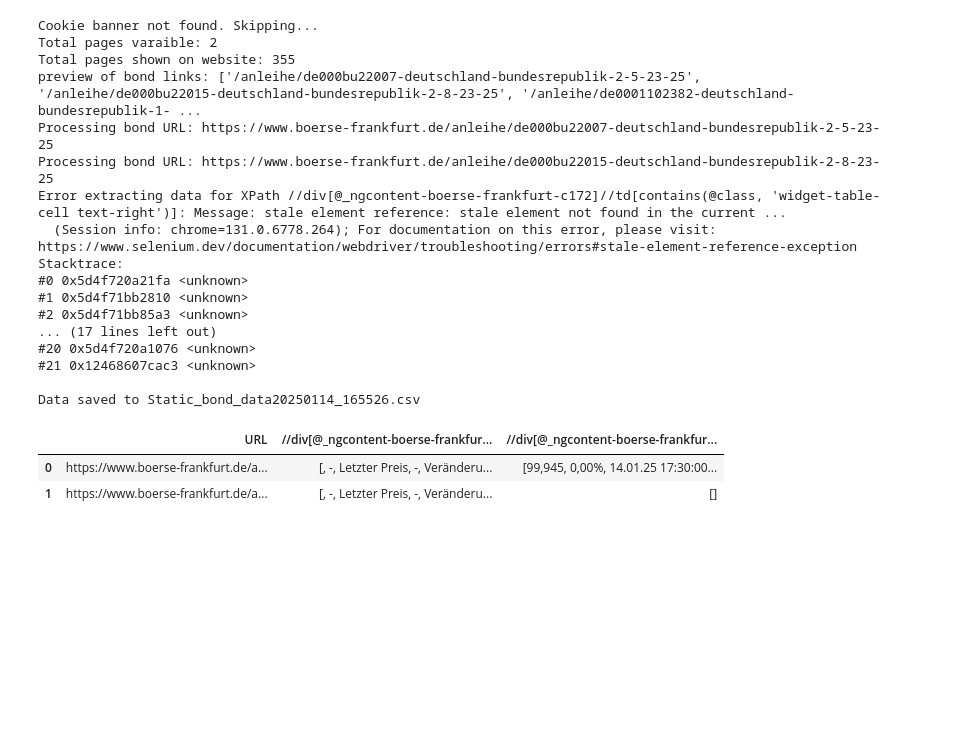
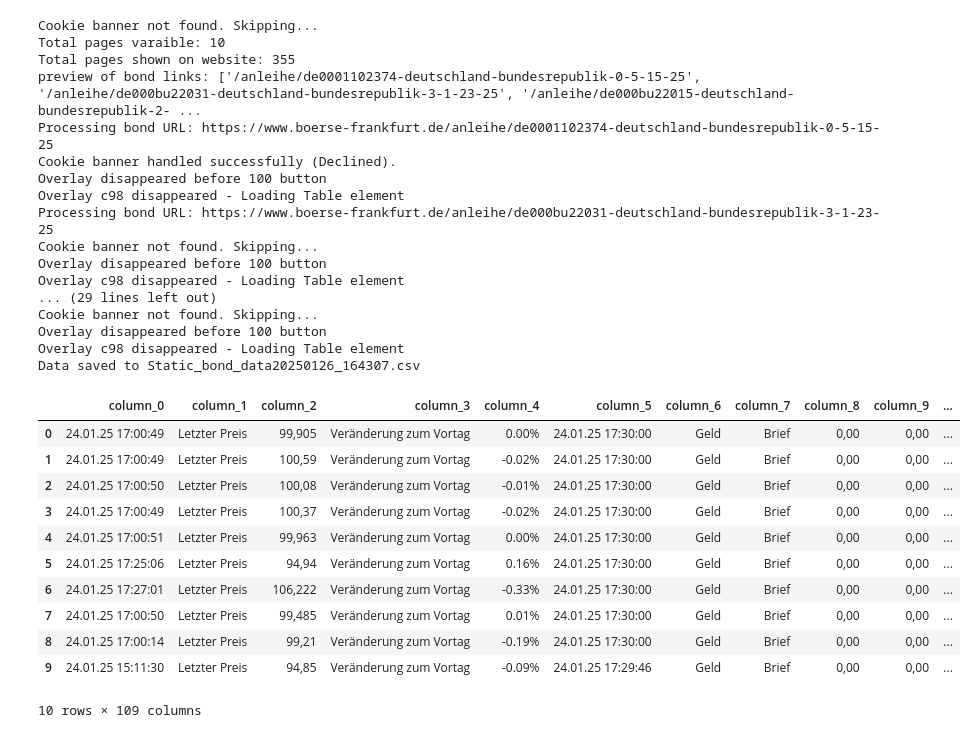
Before and after one commit to Fijiman001/EGR-Empirical-Project, a Jupyter notebook: code/Static_data.ipynb, the cells around one changed output. Cells and saved outputs as stored; diff of their text form; code cells hidden in the pictures; blank space fills up the shorter version.

Commit message:
Uploaded sampel static data

```diff
--- a/code/Static_data.ipynb
+++ b/code/Static_data.ipynb
@@ -118,7 +195,7 @@ try:
         By.XPATH,
         "//button[contains(@class, 'page-bar-type-button page-bar-type-button-width-auto btn btn-lg ng-star-inserted') and not(@disabled)]",
     )
-    page_limit = 2 # Limit to 1000 bonds for now
+    page_limit = 10 # Limit to 1000 bonds for now
     total_pages = min(
         int(page_buttons[-1].text.strip()), page_limit or float("inf")
     )
@@ -152,7 +229,7 @@ try:
     base_url = "https://www.boerse-frankfurt.de"
 
     # Iterate through each bond link
-    for link in all_bond_links[:2]:  # all_bonds_links should already be collected earlier
+    for link in all_bond_links[:1000]:  # all_bonds_links should already be collected earlier
         full_url = base_url + link
         print(f"Processing bond URL: {full_url}")
         bond_data = extract_bond_data(driver, full_url)
@@ -171,31 +248,41 @@ finally:
     # Close the WebDriver
     # save data
     df = pd.DataFrame(static_bonds_data)
+    processed_df = process_bond_dataframe(df)
     csv_file = f"Static_bond_data{timestamp}.csv"
-    df.to_csv(csv_file, index=False)
+    processed_df.to_csv(csv_file, index=False)
     print(f"Data saved to {csv_file}")
     driver.quit()
 # %% [output]
 Cookie banner not found. Skipping...
-Total pages varaible: 2
+Total pages varaible: 10
 Total pages shown on website: 355
-preview of bond links: ['/anleihe/de000bu22007-deutschland-bundesrepublik-2-5-23-25', '/anleihe/de000bu22015-deutschland-bundesrepublik-2-8-23-25', '/anleihe/de0001102382-deutschland-bundesrepublik-1- ...
-Processing bond URL: https://www.boerse-frankfurt.de/anleihe/de000bu22007-deutschland-bundesrepublik-2-5-23-25
-Processing bond URL: https://www.boerse-frankfurt.de/anleihe/de000bu22015-deutschland-bundesrepublik-2-8-23-25
-Error extracting data for XPath //div[@_ngcontent-boerse-frankfurt-c172]//td[contains(@class, 'widget-table-cell text-right')]: Message: stale element reference: stale element not found in the current ...
-  (Session info: chrome=131.0.6778.264); For documentation on this error, please visit: https://www.selenium.dev/documentation/webdriver/troubleshooting/errors#stale-element-reference-exception
-Stacktrace:
-#0 0x5d4f720a21fa <unknown>
-#1 0x5d4f71bb2810 <unknown>
-#2 0x5d4f71bb85a3 <unknown>
-... (17 lines left out)
-#20 0x5d4f720a1076 <unknown>
-#21 0x12468607cac3 <unknown>
-
-Data saved to Static_bond_data20250114_165526.csv
+preview of bond links: ['/anleihe/de0001102374-deutschland-bundesrepublik-0-5-15-25', '/anleihe/de000bu22031-deutschland-bundesrepublik-3-1-23-25', '/anleihe/de000bu22015-deutschland-bundesrepublik-2- ...
+Processing bond URL: https://www.boerse-frankfurt.de/anleihe/de0001102374-deutschland-bundesrepublik-0-5-15-25
+Cookie banner handled successfully (Declined).
+Overlay disappeared before 100 button
+Overlay c98 disappeared - Loading Table element
+Processing bond URL: https://www.boerse-frankfurt.de/anleihe/de000bu22031-deutschland-bundesrepublik-3-1-23-25
+Cookie banner not found. Skipping...
+Overlay disappeared before 100 button
+Overlay c98 disappeared - Loading Table element
+... (29 lines left out)
+Cookie banner not found. Skipping...
+Overlay disappeared before 100 button
+Overlay c98 disappeared - Loading Table element
+Data saved to Static_bond_data20250126_164307.csv
-# %%
-df
-# %% [output]
-|  | URL | //div[@_ngcontent-boerse-frankfur... | //div[@_ngcontent-boerse-frankfur... |
-| 0 | https://www.boerse-frankfurt.de/a... | [, -, Letzter Preis, -, Veränderu... | [99,945, 0,00%, 14.01.25 17:30:00... |
-| 1 | https://www.boerse-frankfurt.de/a... | [, -, Letzter Preis, -, Veränderu... | [] |
+# %%
+processed_df
+# %% [output]
+|  | column_0 | column_1 | column_2 | column_3 | column_4 | column_5 | column_6 | column_7 | column_8 | column_9 | ... |
+| 0 | 24.01.25 17:00:49 | Letzter Preis | 99,905 | Veränderung zum Vortag | 0.00% | 24.01.25 17:30:00 | Geld | Brief | 0,00 | 0,00 | ... |
+| 1 | 24.01.25 17:00:49 | Letzter Preis | 100,59 | Veränderung zum Vortag | -0.02% | 24.01.25 17:30:00 | Geld | Brief | 0,00 | 0,00 | ... |
+| 2 | 24.01.25 17:00:50 | Letzter Preis | 100,08 | Veränderung zum Vortag | -0.01% | 24.01.25 17:30:00 | Geld | Brief | 0,00 | 0,00 | ... |
+| 3 | 24.01.25 17:00:49 | Letzter Preis | 100,37 | Veränderung zum Vortag | -0.02% | 24.01.25 17:30:00 | Geld | Brief | 0,00 | 0,00 | ... |
+| 4 | 24.01.25 17:00:51 | Letzter Preis | 99,963 | Veränderung zum Vortag | 0.00% | 24.01.25 17:30:00 | Geld | Brief | 0,00 | 0,00 | ... |
+| 5 | 24.01.25 17:25:06 | Letzter Preis | 94,94 | Veränderung zum Vortag | 0.16% | 24.01.25 17:30:00 | Geld | Brief | 0,00 | 0,00 | ... |
+| 6 | 24.01.25 17:27:01 | Letzter Preis | 106,222 | Veränderung zum Vortag | -0.33% | 24.01.25 17:30:00 | Geld | Brief | 0,00 | 0,00 | ... |
+| 7 | 24.01.25 17:00:50 | Letzter Preis | 99,485 | Veränderung zum Vortag | 0.01% | 24.01.25 17:30:00 | Geld | Brief | 0,00 | 0,00 | ... |
+| 8 | 24.01.25 17:00:14 | Letzter Preis | 99,21 | Veränderung zum Vortag | -0.19% | 24.01.25 17:30:00 | Geld | Brief | 0,00 | 0,00 | ... |
+| 9 | 24.01.25 15:11:30 | Letzter Preis | 94,85 | Veränderung zum Vortag | -0.09% | 24.01.25 17:29:46 | Geld | Brief | 0,00 | 0,00 | ... |
+10 rows × 109 columns
```
Also changed, not shown: parts of 1 cell of this notebook, 1 other file.
